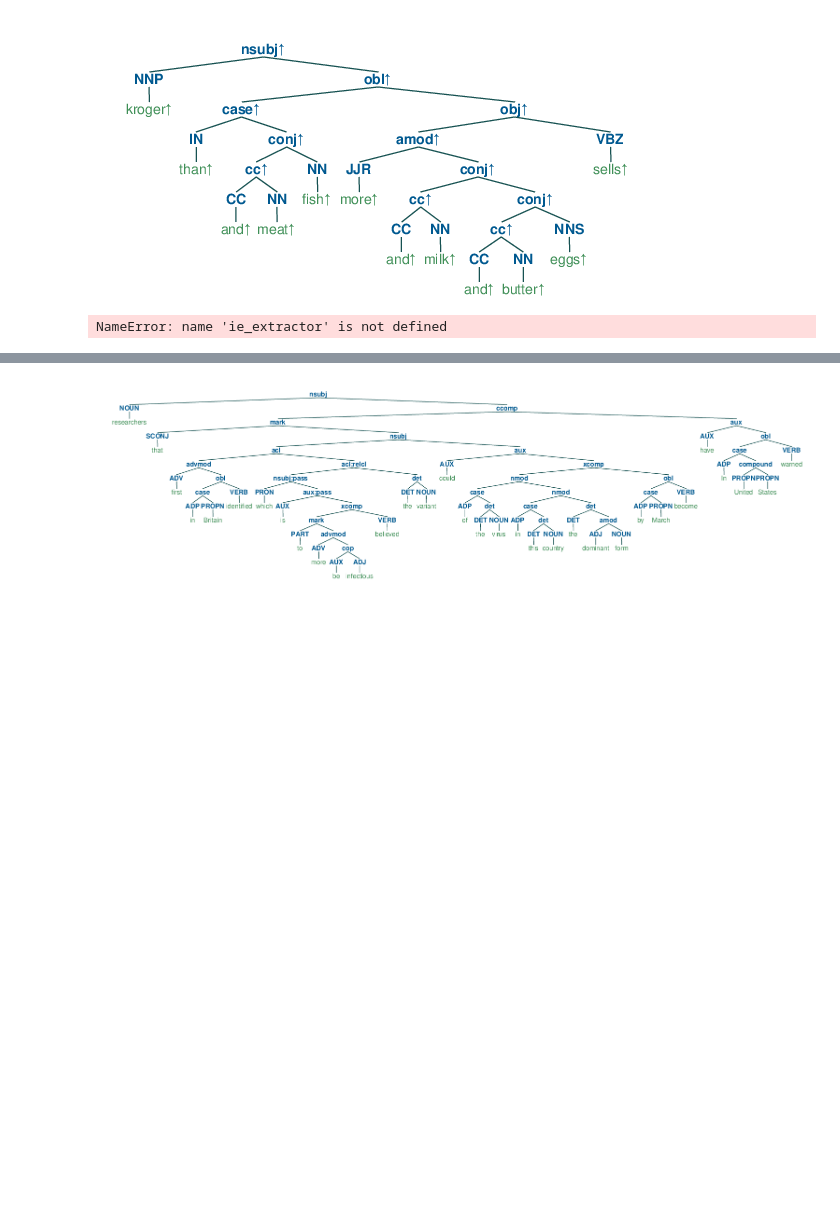
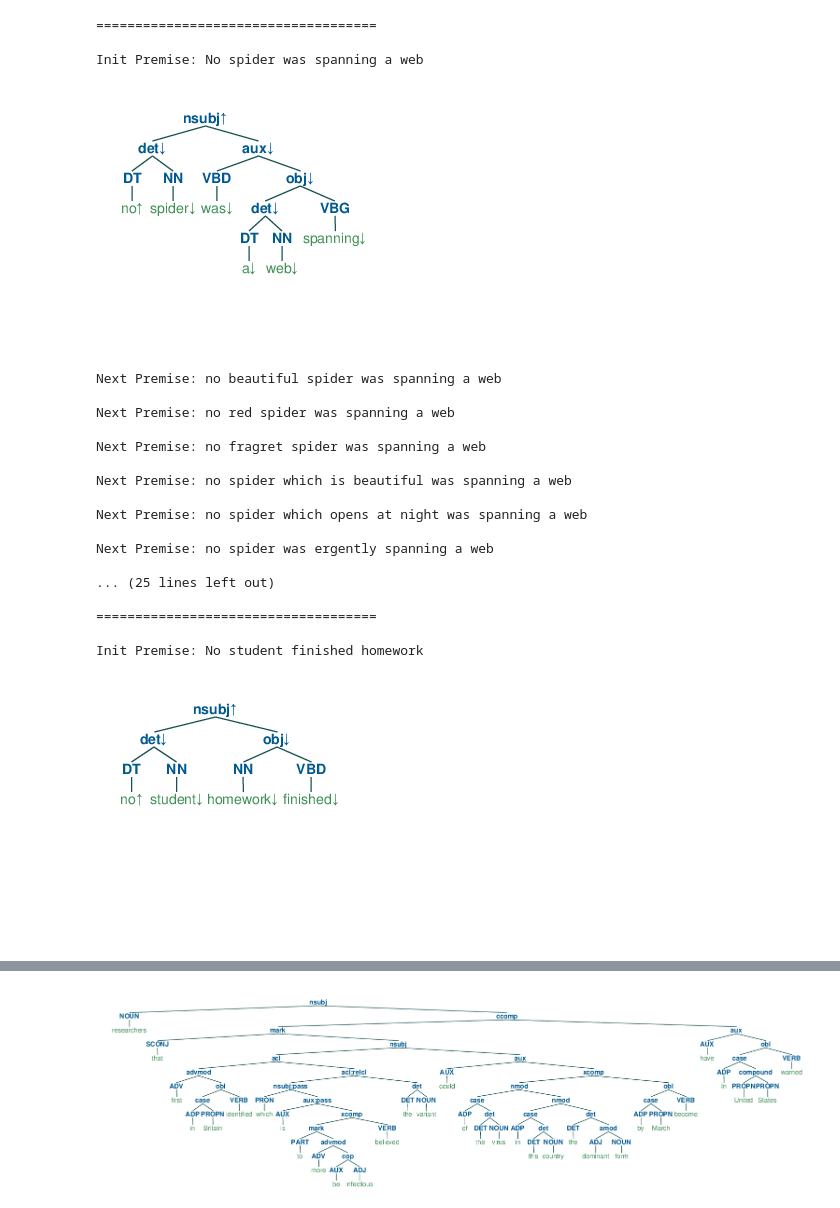
Before and after one commit to eric11eca/NeuralLog, a Jupyter notebook: src/phrasal_infer.ipynb, the cells around one changed output, grey strips where cells are left out. Cells and saved outputs as stored; diff of their text form; code cells hidden in the pictures; blank space fills up the shorter version.

```diff
--- a/src/phrasal_infer.ipynb
+++ b/src/phrasal_infer.ipynb
@@ -27,6 +6,0 @@ RuntimeError: CUDA out of memory. Tried to allocate 20.00 MiB (GPU 0; 4.00 GiB t
-# %%
-sentence = ""
-pipeline = PolarizationPipeline(verbose=0, parser="stanza")
-annotation = pipeline.single_polarization(sentence)
-ann = list(annotation['annotated'].popkeys())
-print(list(zip(*ann)))
@@ -202,8 +174,8 @@ class PhrasalGenerator:
         else:
             generated = ' '. join([head, mod])
 
-        orig_key = (head, tree.pos, tree.mark)
-        gen_key = (generated, tree.pos, tree.mark)
+        orig_key = (head, tree.pos, tree.mark, tree.id)
+        gen_key = (generated, tree.pos, tree.mark, tree.id)
 
         word_id = self.annotated[orig_key]
         del self.annotated[orig_key]
@@ -278,39 +250,65 @@ upward = ["Some students sing to celebrate their graduation",
           "A woman is dancing beautifully in a cage",
           "People are riding and paddling a raft"]
 
-downward = ["No spider was spanning a web"]
+downward = ["No spider was spanning a web",
+            "No student finished homework"]
 
-hypothesis = ["No poison spider was spanning a web"]
+hypothesis = ["No poison spider was spanning a web", "No student at school did homework"]
+
+hypothesis
 
 kb = {"ADJ": ["beautiful", "red", "fragret"],
       "ADV": ["ergently", "clearly", "neccesaraly"],
       "RCL": ["which is beautiful", "which opens at night"]}
 
 annotations = []
 pipeline = PolarizationPipeline(verbose=0)
-for sentence in ["Kroger sells more eggs and milk and butter than fish and meat", "In United States, researchers have warned that the variant first identified in Britain, which is believed to be more infectious, could become the dominant form of the virus in this country by March"]:
-    annotation = pipeline.single_polarization(sentence)
+for i in len(downward):
+    hypothesis =
+    annotation = pipeline.single_polarization(downward[i])
     annotations.append(annotation)
 
 with open("./generation_log.txt", 'w') as generate_log:
     phrasalGenerator = PhrasalGenerator()
     for annotation in annotations:
+        print("\n====================================")
         generate_log.write("\n====================================")
-        annotation_info = pipeline.get_annotation_info(annotation['annotated'])
+        print("\nInit Premise: " + annotation['original'])
         generate_log.write("\nInit Premise: " + annotation['original'])
-
         polarized = pipeline.postprocess(annotation['polarized_tree'], {})
         btreeViz = Tree.fromstring(polarized.replace('[', '(').replace(']', ')'))
         jupyter_draw_nltk_tree(btreeViz)
         phrasalGenerator.kb = kb
         phrasalGenerator.deptree_generate(
             annotation['polarized_tree'], annotation['annotated'], annotation['original'])
         for gen_tree in phrasalGenerator.tree_log:
             leaves = gen_tree.sorted_leaves().popkeys()
             sentence = ' '.join([x[0] for x in leaves])
+            print("\nNext Premise: " + sentence)
             generate_log.write("\nNext Premise: " + sentence)
         for gen_sent in phrasalGenerator.sent_log:
-            generate_log.write("\nNext Premise: " + ' '.join(gen_sent.popkeys()))
+            print("\nNext Premise: " + gen_sent)
+            generate_log.write("\nNext Premise: " + gen_sent)
 # %% [output]
+====================================
+
+Init Premise: No spider was spanning a web
-[figure, old version]
+[figure, new version]
-NameError: name 'ie_extractor' is not defined
+Next Premise: no beautiful spider was spanning a web
+
+Next Premise: no red spider was spanning a web
+
+Next Premise: no fragret spider was spanning a web
+
+Next Premise: no spider which is beautiful was spanning a web
+
+Next Premise: no spider which opens at night was spanning a web
+
+Next Premise: no spider was ergently spanning a web
+
+... (25 lines left out)
+
+====================================
+
+Init Premise: No student finished homework
+[figure, added]
```
Also changed, not shown: parts of 4 cells of this notebook, 4 other files.
